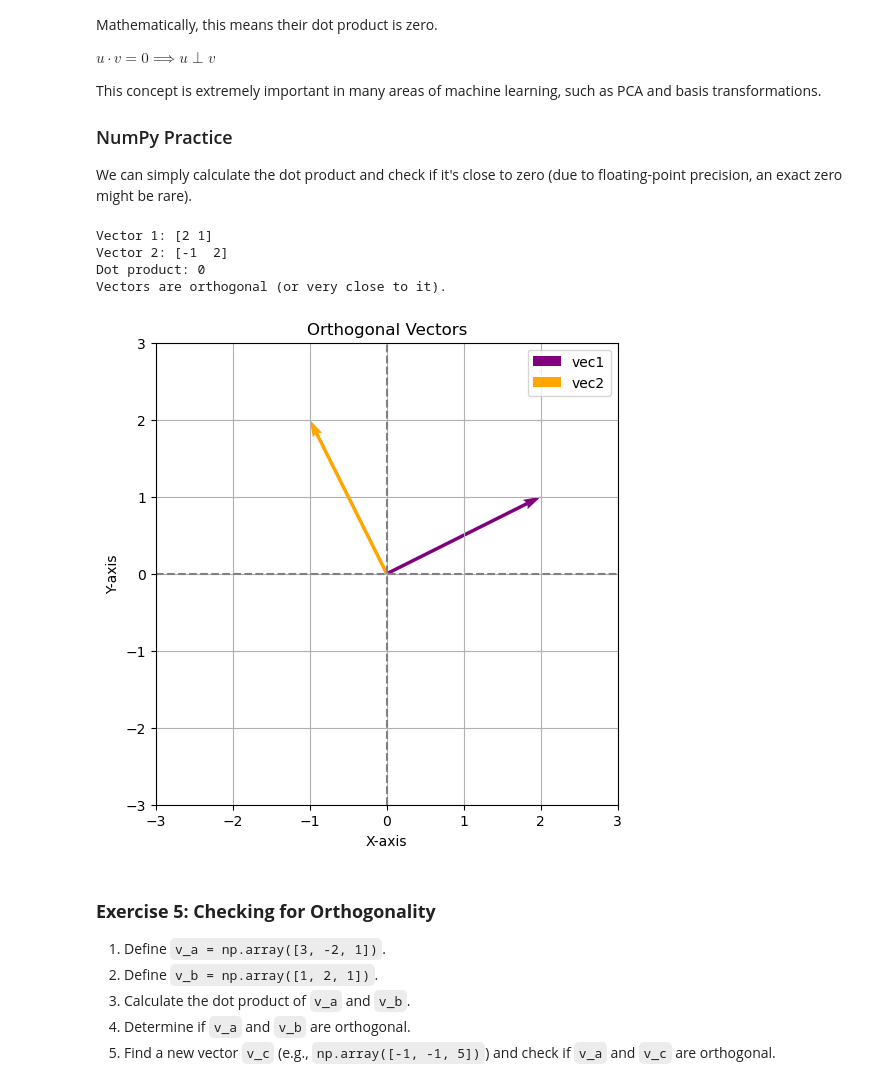
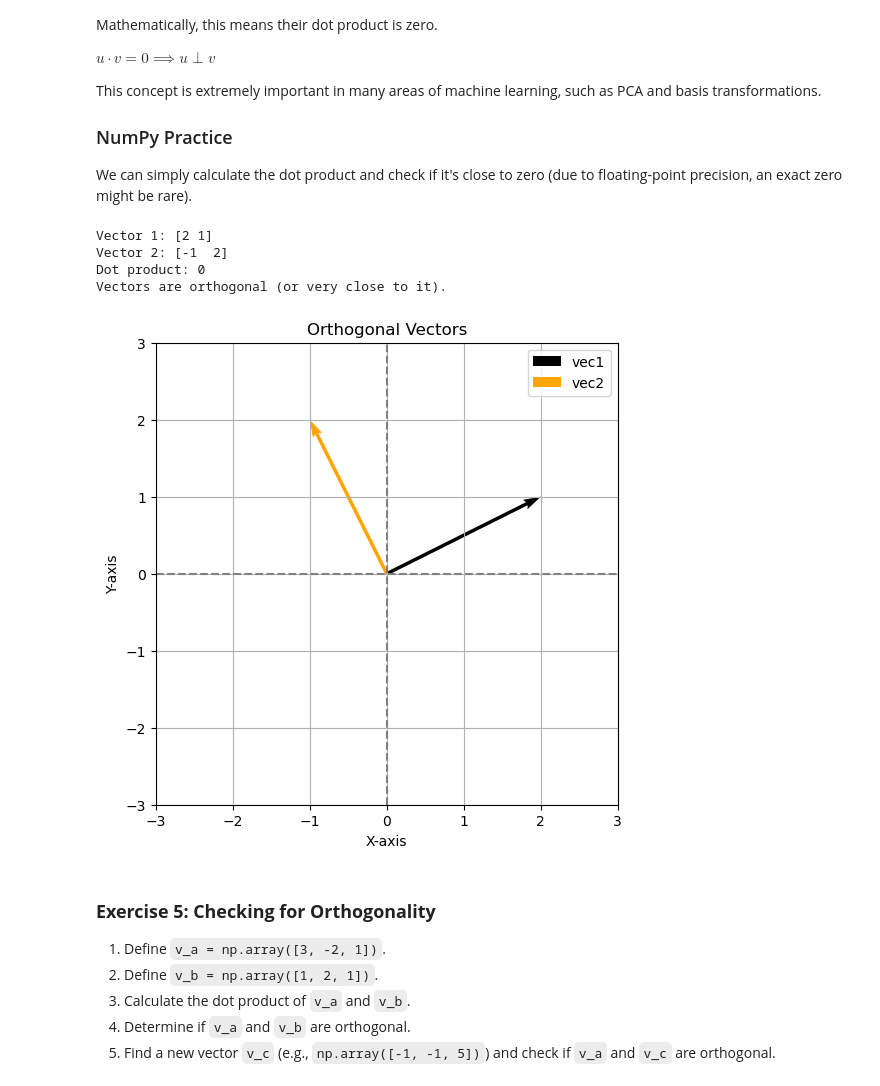
Before and after one commit to rksfn/linear_algebra, a Jupyter notebook: day02_vector_operations.ipynb, the cells around one changed output. Cells and saved outputs as stored; diff of their text form; code cells hidden in the pictures.

```diff
--- a/day02_vector_operations.ipynb
+++ b/day02_vector_operations.ipynb
@@ -322,39 +435,59 @@ We can simply calculate the dot product and check if it's close to zero (due to
 vec1 = np.array([2, 1])
 vec2 = np.array([-1, 2])
 
 dot_prod_ortho = np.dot(vec1, vec2)
 
 print("Vector 1:", vec1)
 print("Vector 2:", vec2)
 print("Dot product:", dot_prod_ortho)
 
 if np.isclose(dot_prod_ortho, 0):
     print("Vectors are orthogonal (or very close to it).")
 else:
     print("Vectors are not orthogonal.")
 
 # Geometric Visualization
 plt.figure(figsize=(6, 6))
-plt.quiver(0, 0, vec1[0], vec1[1], angles='xy', scale_units='xy', scale=1, color='purple', label='vec1')
-plt.quiver(0, 0, vec2[0], vec2[1], angles='xy', scale_units='xy', scale=1, color='orange', label='vec2')
+plt.quiver(
+    0,
+    0,
+    vec1[0],
+    vec1[1],
+    angles="xy",
+    scale_units="xy",
+    scale=1,
+    color="black",
+    label="vec1",
+)
+plt.quiver(
+    0,
+    0,
+    vec2[0],
+    vec2[1],
+    angles="xy",
+    scale_units="xy",
+    scale=1,
+    color="orange",
+    label="vec2",
+)
 
 plt.xlim(-3, 3)
 plt.ylim(-3, 3)
-plt.axvline(x=0, color='gray', linestyle='--')
-plt.axhline(y=0, color='gray', linestyle='--')
+plt.axvline(x=0, color="gray", linestyle="--")
+plt.axhline(y=0, color="gray", linestyle="--")
 plt.grid()
 plt.xlabel("X-axis")
 plt.ylabel("Y-axis")
 plt.title("Orthogonal Vectors")
 plt.legend()
-plt.gca().set_aspect('equal', adjustable='box')
+plt.gca().set_aspect("equal", adjustable="box")
 plt.show()
 # %% [output]
 Vector 1: [2 1]
 Vector 2: [-1  2]
 Dot product: 0
 Vectors are orthogonal (or very close to it).
-[figure, old version]
+[figure, new version]
 # %% [markdown]
 ### **Exercise 5: Checking for Orthogonality**
 
```
Also changed, not shown: parts of 25 cells of this notebook.
